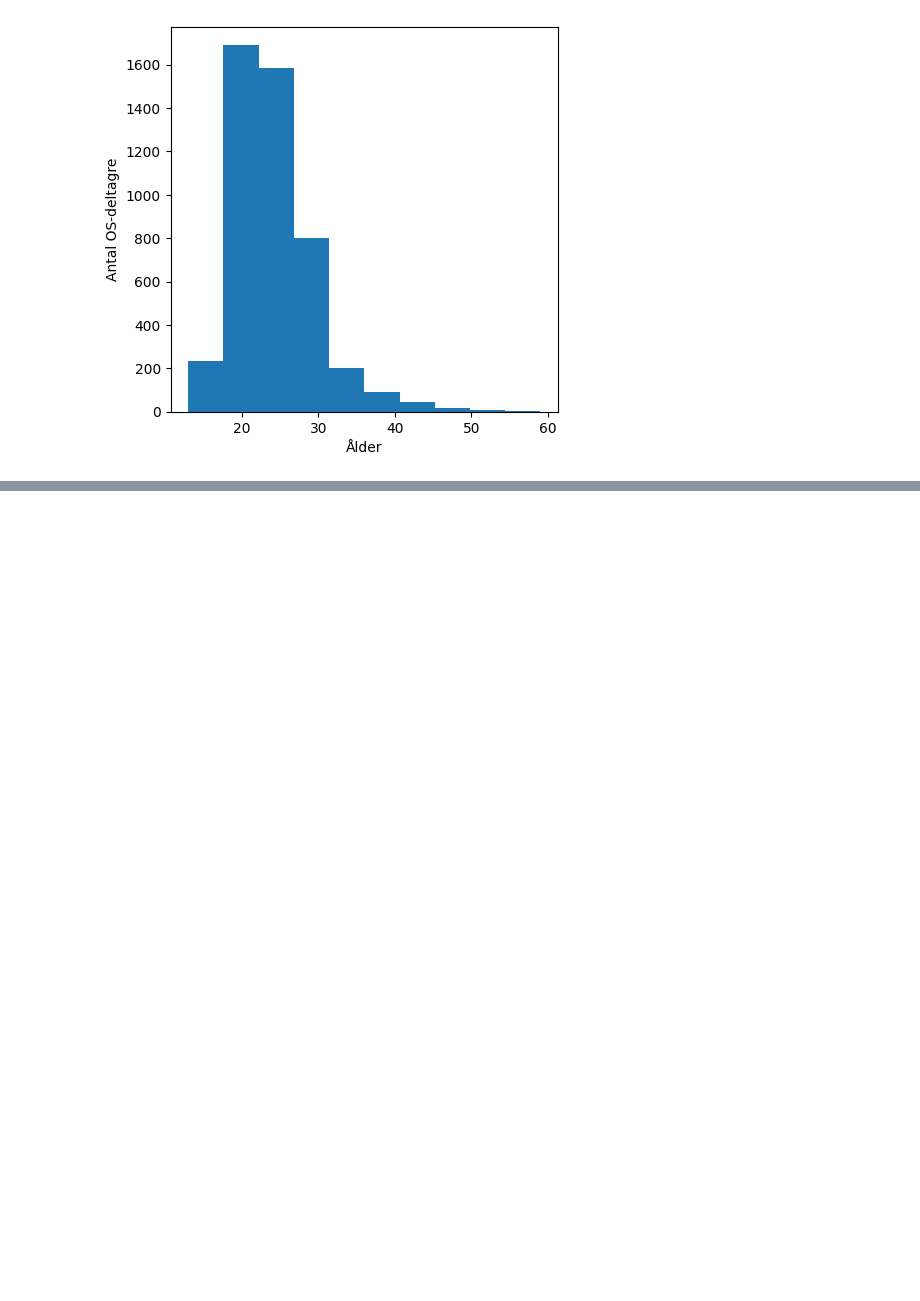
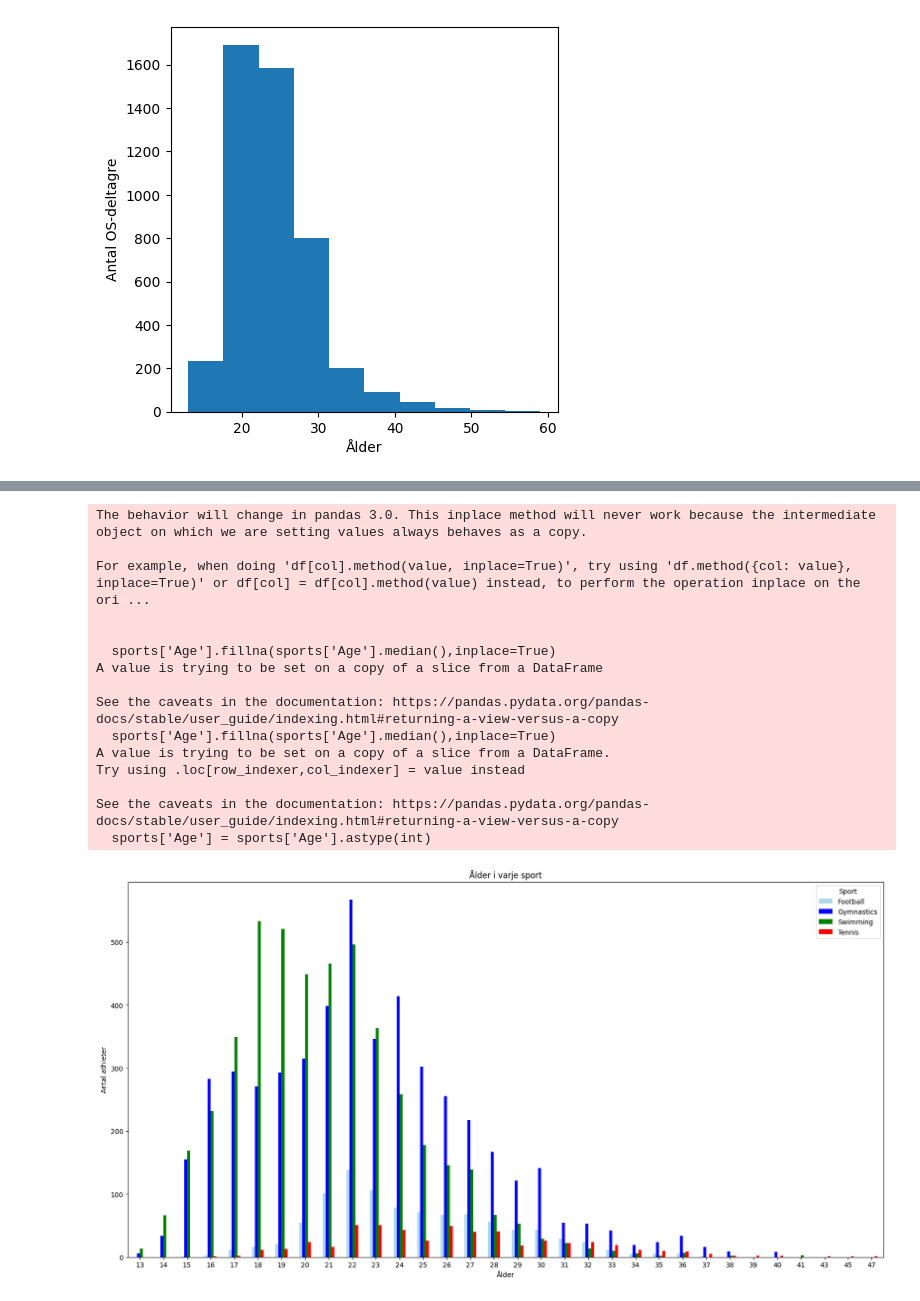
Before and after one commit to Granit-Nite/OS_KanadaNY, a Jupyter notebook: uppgiften.ipynb, the cells around one changed output, grey strips where cells are left out. Drawn from its saved outputs; the diff is of its cells as text; code cells hidden in the pictures; blank space fills up the shorter version.

Commit message:
Uppgift 2 ålder

```diff
--- a/uppgiften.ipynb
+++ b/uppgiften.ipynb
@@ -233,3 +233,8 @@ A value is trying to be set on a copy of a slice from a DataFrame
 See the caveats in the documentation: https://pandas.pydata.org/pandas-docs/stable/user_guide/indexing.html#returning-a-view-versus-a-copy
   canada_os.drop_duplicates(subset= "ID", inplace= True)
 [figure]
+# %%
+sports = df2[df2["Sport"].isin(["Swimming", "Tennis", "Football", "Gymnastics"])&df2["NOC"].isin(["CAN", "USA", "SWE", "CHN", "GER"])]
+
+four_sports = sports.pivot_table(index = "Medal", columns= ["Sport", "NOC"], aggfunc= "size")
+four_sports
@@ -246,0 +258,31 @@ plt.show()
+# %%
+sports['Age'].fillna(sports['Age'].median(),inplace=True)
+sports['Age'] = sports['Age'].astype(int)
+
+four_sports = sports.pivot_table(index = "Age", columns= ["Sport"],aggfunc= "size")
+
+four_sports.plot(kind='bar', figsize=(20, 10), color=['lightblue', 'blue', 'green', 'red'], stacked=False)
+plt.ylabel("Antal athleter")
+plt.xlabel("Ålder")
+
+plt.title("Ålder i varje sport")
+plt.legend(title='Sport')
+plt.xticks(rotation=0)
+plt.show()
+# %% [output]
+The behavior will change in pandas 3.0. This inplace method will never work because the intermediate object on which we are setting values always behaves as a copy.
+
+For example, when doing 'df[col].method(value, inplace=True)', try using 'df.method({col: value}, inplace=True)' or df[col] = df[col].method(value) instead, to perform the operation inplace on the ori ...
+
+
+  sports['Age'].fillna(sports['Age'].median(),inplace=True)
+A value is trying to be set on a copy of a slice from a DataFrame
+
+See the caveats in the documentation: https://pandas.pydata.org/pandas-docs/stable/user_guide/indexing.html#returning-a-view-versus-a-copy
+  sports['Age'].fillna(sports['Age'].median(),inplace=True)
+A value is trying to be set on a copy of a slice from a DataFrame.
+Try using .loc[row_indexer,col_indexer] = value instead
+
+See the caveats in the documentation: https://pandas.pydata.org/pandas-docs/stable/user_guide/indexing.html#returning-a-view-versus-a-copy
+  sports['Age'] = sports['Age'].astype(int)
+[figure, added]
```
Also changed, not shown: parts of 2 cells of this notebook.
